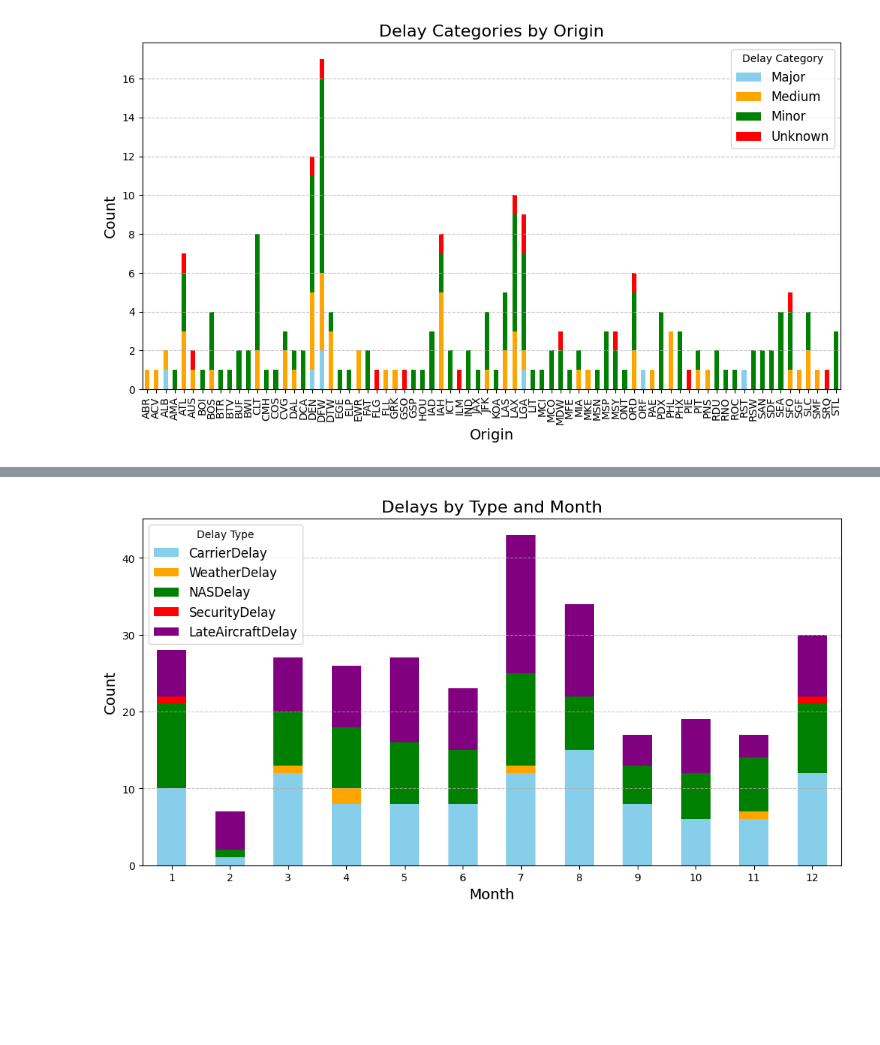
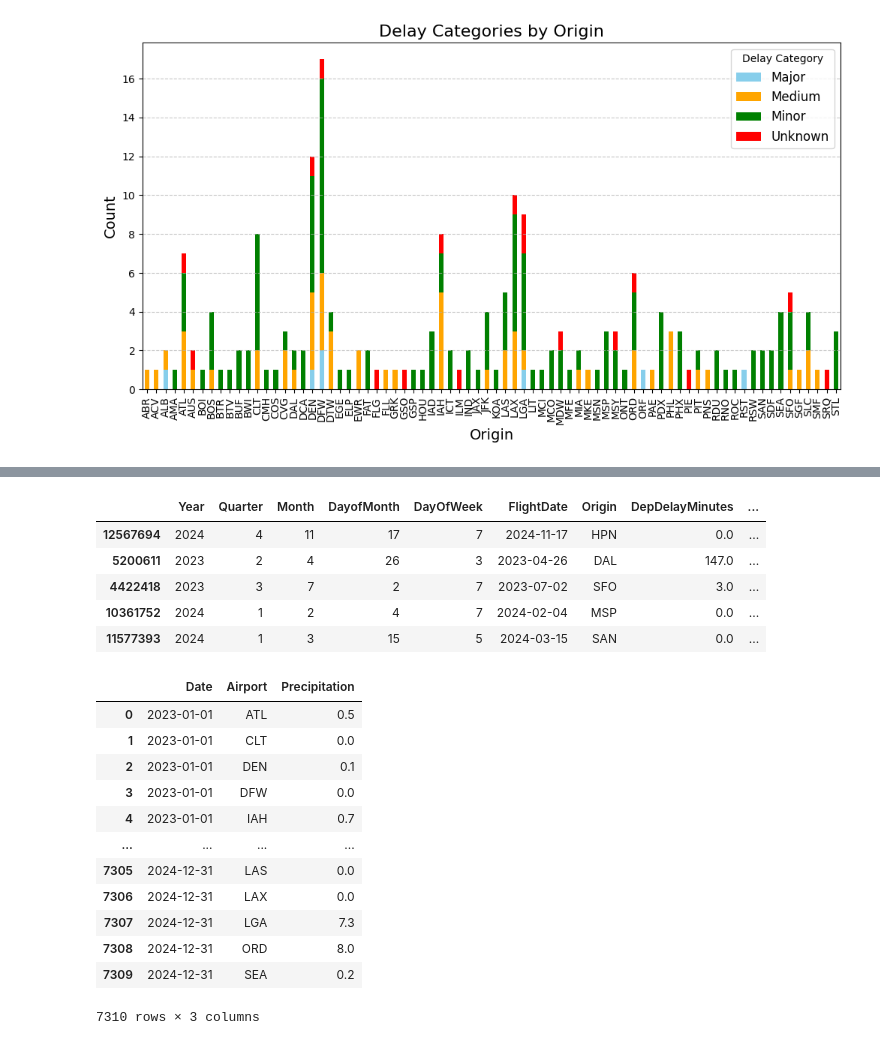
Before and after one commit to trevormgray/NN-Project, a Jupyter notebook: Flights.ipynb, the cells around one changed output, grey strips where cells are left out. Drawn from its saved outputs; the diff is of its cells as text; code cells hidden in the pictures; blank space fills up the shorter version.

```diff
--- a/Flights.ipynb
+++ b/Flights.ipynb
@@ -412,17 +457,57 @@ plt.show()
-# %%
-# Convert delay values into boolean (True if > 0, else False), then sum to count occurrences
-delay_counts_by_month = train_sample_filtered[delay_columns].gt(0).groupby(train_sample_filtered['Month']).sum()
-
-# Plot the stacked bar chart
-delay_counts_by_month.plot(kind='bar', stacked=True, figsize=(12, 6),
-                           color=['skyblue', 'orange', 'green', 'red', 'purple'])
-
-plt.title('Delays by Type and Month', fontsize=16)
-plt.xlabel('Month', fontsize=14)
-plt.ylabel('Count', fontsize=14)
-plt.xticks(rotation=0)  # Ensure months are displayed correctly
-plt.legend(title='Delay Type', fontsize=12)
-plt.grid(axis='y', linestyle='--', alpha=.7)
-plt.show()
-# %% [output]
-[figure, removed]
+# %%
+train_sample = train_sample.rename(columns={'DelayCategory': 'TargetValue'})
+train_sample.head()
+# %% [output]
+|  | Year | Quarter | Month | DayofMonth | DayOfWeek | FlightDate | Origin | DepDelayMinutes | ... |
+| 12567694 | 2024 | 4 | 11 | 17 | 7 | 2024-11-17 | HPN | 0.0 | ... |
+| 5200611 | 2023 | 2 | 4 | 26 | 3 | 2023-04-26 | DAL | 147.0 | ... |
+| 4422418 | 2023 | 3 | 7 | 2 | 7 | 2023-07-02 | SFO | 3.0 | ... |
+| 10361752 | 2024 | 1 | 2 | 4 | 7 | 2024-02-04 | MSP | 0.0 | ... |
+| 11577393 | 2024 | 1 | 3 | 15 | 5 | 2024-03-15 | SAN | 0.0 | ... |
+# %%
+# Get the top 10 airports
+top_10_airports = train_sample['Origin'].value_counts().head(10).index
+
+# Download weather data for each airport and combine into a single DataFrame
+if os.path.exists('weather_data.csv'):
+    print("The file 'weather_data.csv' already exists. Skipping weather data download.")
+else:
+    # Download weather data for each airport
+    weather_data_all = pd.concat([download_weather_data("2023-01-01", "2024-12-31", airport) for airport in top_10_airports])
+
+# Keep only precipitation data
+if os.path.exists('weather_data.csv'):
+    print("The file 'weather_data.csv' already exists. Skipping data cleaning.")
+else:
+    weather_data_all = weather_data_all[['time', 'precipitation (mm)', 'airport_code']]
+
+# Save to CSV
+if  os.path.exists('weather_data.csv'):
+    print("The file 'weather_data.csv' already exists. Skipping file creation.")
+else:
+    weather_data_all.to_csv('weather_data.csv', index=False)
+
+# Rename columns
+weather_data_all.columns = ['Date', 'Precipitation', 'Airport']
+
+# Convert 'date' column to datetime format and remove time
+weather_data_all["Date"] = pd.to_datetime(weather_data_all["Date"]).dt.date
+
+# Group by 'date' and 'airport', summing 'precipitation'
+weather_data_all = weather_data_all.groupby(["Date", "Airport"], as_index=False)["Precipitation"].sum()
+
+weather_data_all
+# %% [output]
+|  | Date | Airport | Precipitation |
+| 0 | 2023-01-01 | ATL | 0.5 |
+| 1 | 2023-01-01 | CLT | 0.0 |
+| 2 | 2023-01-01 | DEN | 0.1 |
+| 3 | 2023-01-01 | DFW | 0.0 |
+| 4 | 2023-01-01 | IAH | 0.7 |
+| ... | ... | ... | ... |
+| 7305 | 2024-12-31 | LAS | 0.0 |
+| 7306 | 2024-12-31 | LAX | 0.0 |
+| 7307 | 2024-12-31 | LGA | 7.3 |
+| 7308 | 2024-12-31 | ORD | 8.0 |
+| 7309 | 2024-12-31 | SEA | 0.2 |
+7310 rows × 3 columns
```
Also changed, not shown: parts of 19 cells of this notebook.
